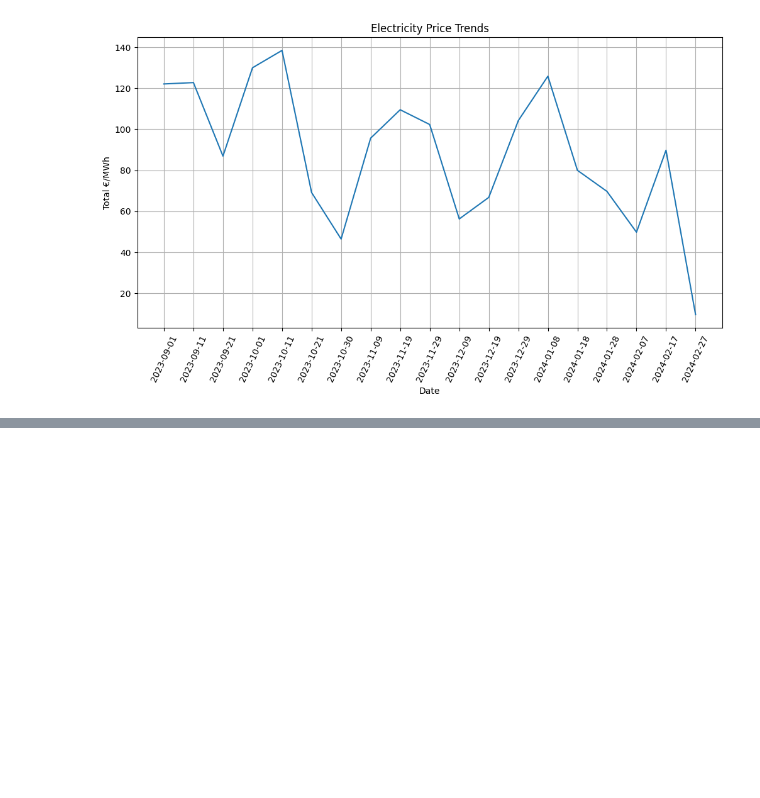
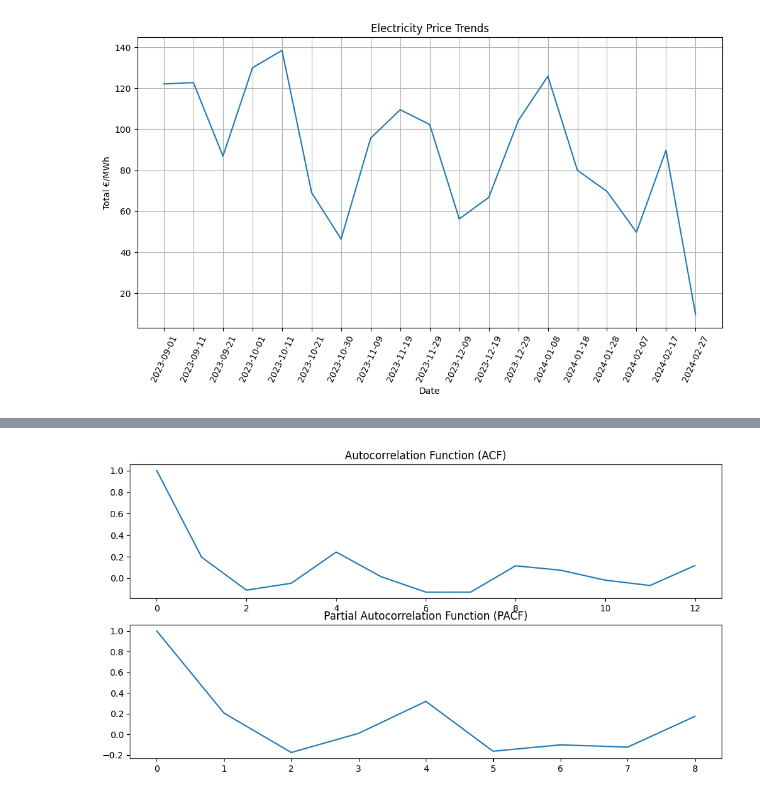
Before and after one commit to Ignacio-Antequera/PVPC-Market-Price-Forecasting, a Jupyter notebook: PVPC-Predictor.ipynb, the cells around one changed output, grey strips where cells are left out. Saved outputs shown, nothing was run; the diff lists cells and outputs as text; code cells hidden in the pictures; blank space fills up the shorter version.

```diff
--- a/PVPC-Predictor.ipynb
+++ b/PVPC-Predictor.ipynb
@@ -349,0 +358,18 @@ Name: Total €/MWh, dtype: float64
+# %%
+from statsmodels.tsa.stattools import acf, pacf
+
+# Calculate ACF and PACF
+acf_values = acf(filtered_df["Total €/MWh"].iloc[::240])  # Consider downsampled data
+pacf_values = pacf(filtered_df["Total €/MWh"].iloc[::240])  # Consider downsampled data
+
+# Plot ACF and PACF (optional - useful for visualization)
+plt.figure(figsize=(12, 6))
+plt.subplot(211)
+plt.plot(acf_values)
+plt.title("Autocorrelation Function (ACF)")
+plt.subplot(212)
+plt.plot(pacf_values)
+plt.title("Partial Autocorrelation Function (PACF)")
+plt.show()
+# %% [output]
+[figure, added]
```
Also changed, not shown: parts of 1 cell of this notebook.
